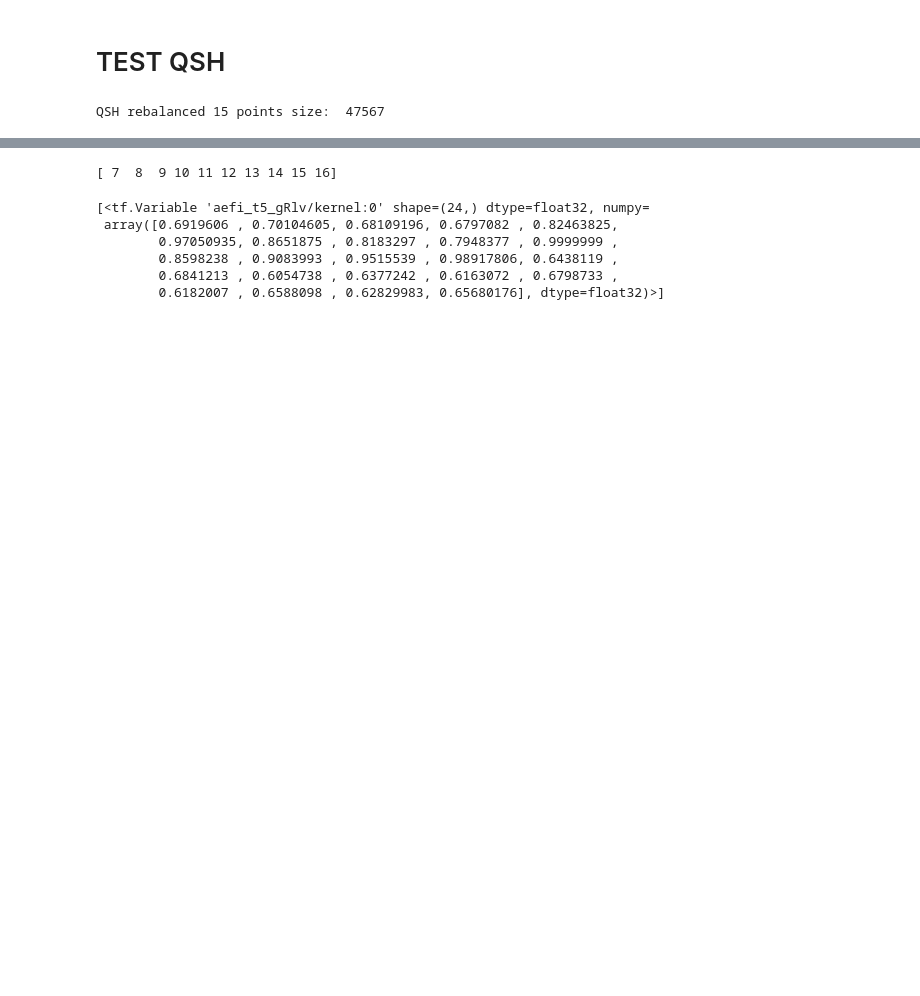
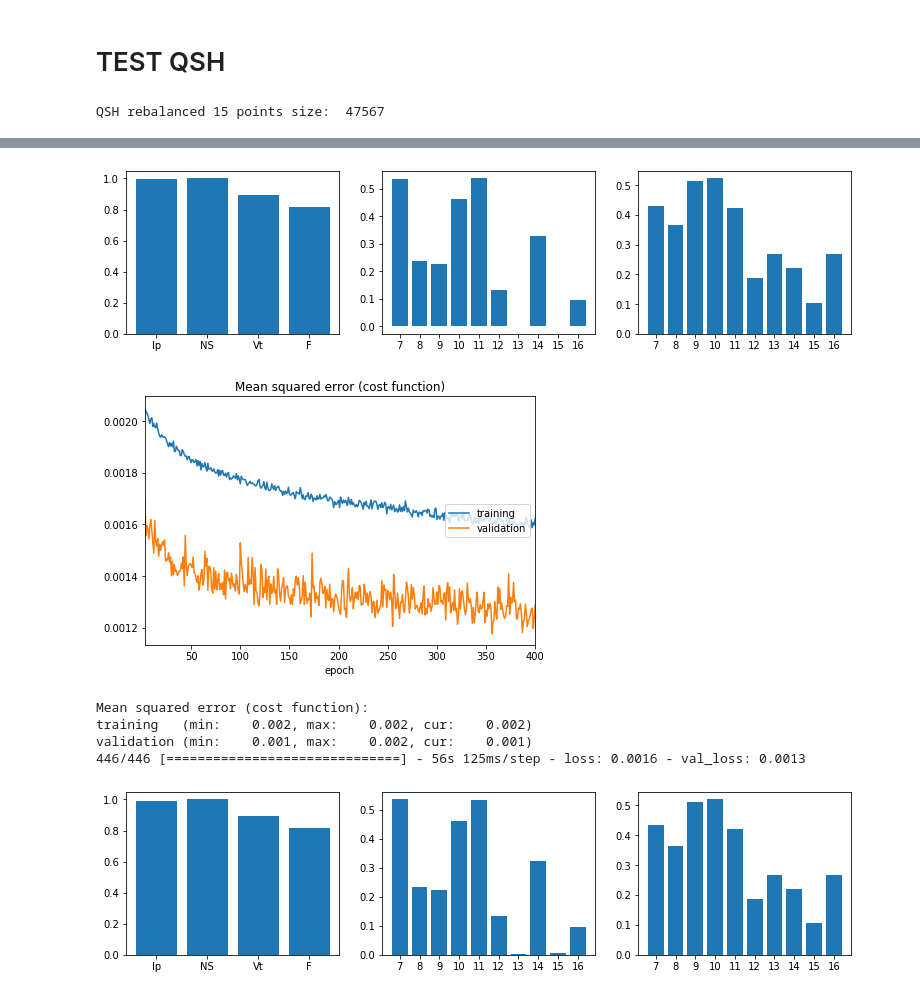
Before and after one commit to AndreaRigoni/rfx-hunch, a Jupyter notebook: src/Tprofile_read/jpnb/STEP12 - SXR from Parameters.ipynb, the cells around one changed output, grey strips where cells are left out. Cells and saved outputs as stored; diff of their text form; code cells hidden in the pictures; blank space fills up the shorter version.

```diff
--- a/src/Tprofile_read/jpnb/STEP12 - SXR from Parameters.ipynb
+++ b/src/Tprofile_read/jpnb/STEP12 - SXR from Parameters.ipynb
@@ -119,11 +139,13 @@ training   (min:   15.376, max:   15.544, cur:   15.376)
+# %%
+history1 = gen.fit( ds.skip(3000).batch(100), validation_data=ds.take(3000).batch(100).take(100), epochs=400,
+                  callbacks=[PlotLossesCallback(), PlotRelevanceCallback()] )
+# %% [output]
+[figure, added]
+[figure, added]
+Mean squared error (cost function):
+training   (min:    0.002, max:    0.002, cur:    0.002)
+validation (min:    0.001, max:    0.002, cur:    0.001)
+446/446 [==============================] - 56s 125ms/step - loss: 0.0016 - val_loss: 0.0013
+[figure, added]
 # %%
-print(qsh[0].n)
-gan.generative_net.layers[0].weights
+gen.layers[0].weights
-# %% [output]
-[ 7  8  9 10 11 12 13 14 15 16]
-[<tf.Variable 'aefi_t5_gRlv/kernel:0' shape=(24,) dtype=float32, numpy=
- array([0.6919606 , 0.70104605, 0.68109196, 0.6797082 , 0.82463825,
-        0.97050935, 0.8651875 , 0.8183297 , 0.7948377 , 0.9999999 ,
-        0.8598238 , 0.9083993 , 0.9515539 , 0.98917806, 0.6438119 ,
-        0.6841213 , 0.6054738 , 0.6377242 , 0.6163072 , 0.6798733 ,
-        0.6182007 , 0.6588098 , 0.62829983, 0.65680176], dtype=float32)>]
```
Also changed, not shown: parts of 24 cells of this notebook, 12 other files.
